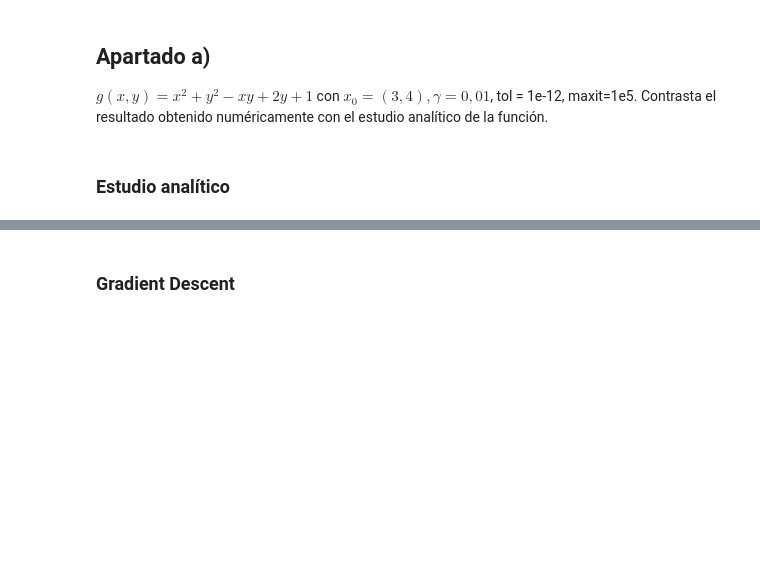
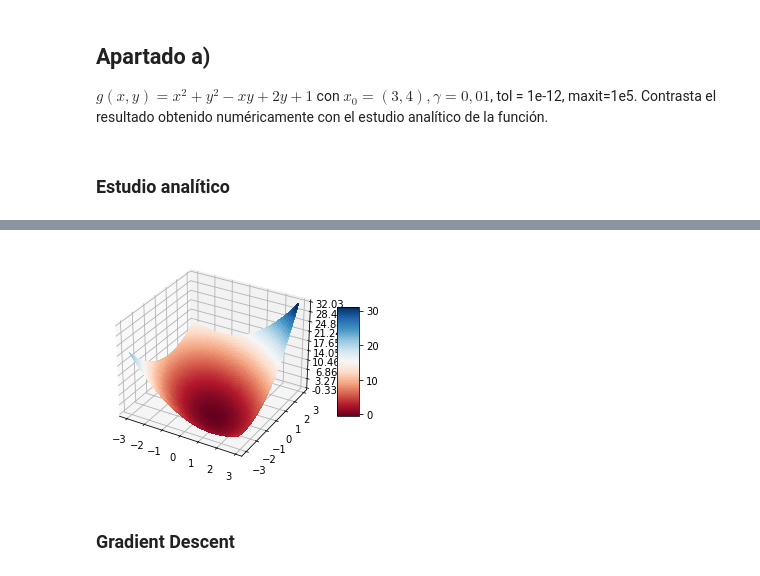
Before and after one commit to GZabalaG/AIMaster, a Jupyter notebook: Math for AI/Ejercicios_evaluables.ipynb, the cells around one changed output, grey strips where cells are left out. Cells and saved outputs as stored; diff of their text form; code cells hidden in the pictures; blank space fills up the shorter version.

```diff
--- a/Math for AI/Ejercicios_evaluables.ipynb
+++ b/Math for AI/Ejercicios_evaluables.ipynb
@@ -209,3 +253,22 @@ $ g\left( x,y\right) =x^{2}+y^{2}-xy+2y+1 $ con $x_{0}=\left( 3,4\right) ,\gamma
+# %%
+from mpl_toolkits.mplot3d import Axes3D
+from matplotlib import cm
+from matplotlib.ticker import LinearLocator, FormatStrFormatter
+import matplotlib.pyplot as plt
+
+fig = plt.figure()
+ax = fig.gca(projection='3d')
+surf = ax.plot_surface(X, Y, Z, rstride=1, cstride=1,
+                      cmap=cm.RdBu,linewidth=0, antialiased=False)
+
+ax.zaxis.set_major_locator(LinearLocator(10))
+ax.zaxis.set_major_formatter(FormatStrFormatter('%.02f'))
+
+fig.colorbar(surf, shrink=0.5, aspect=5)
+
+plt.show()
+# %% [output]
+[figure, added]
 # %% [markdown]
 ### Gradient Descent
 # %%
```
Also changed, not shown: parts of 5 cells of this notebook.
